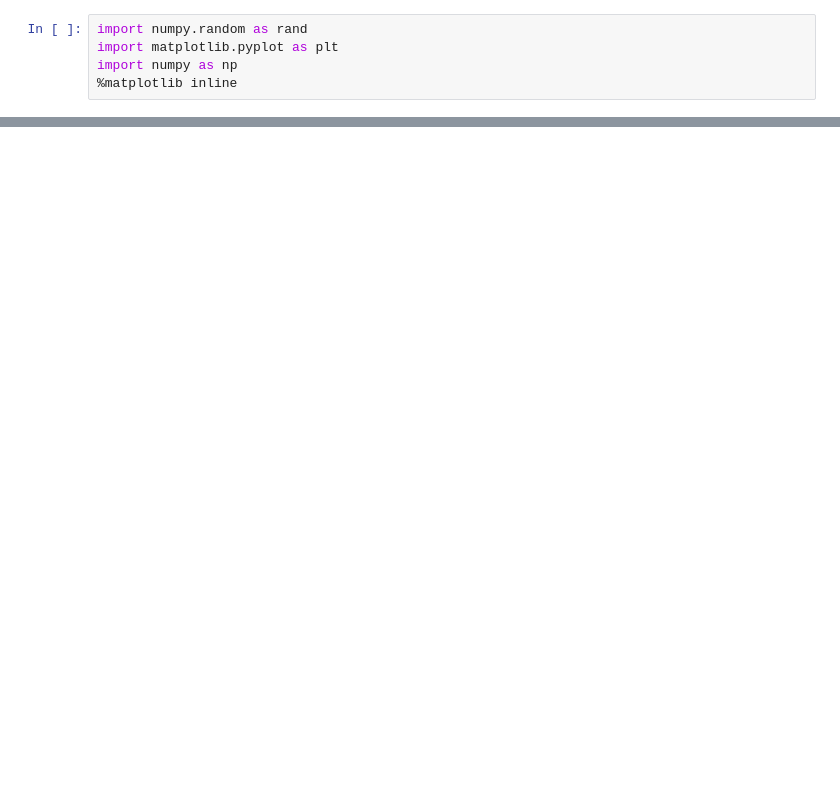
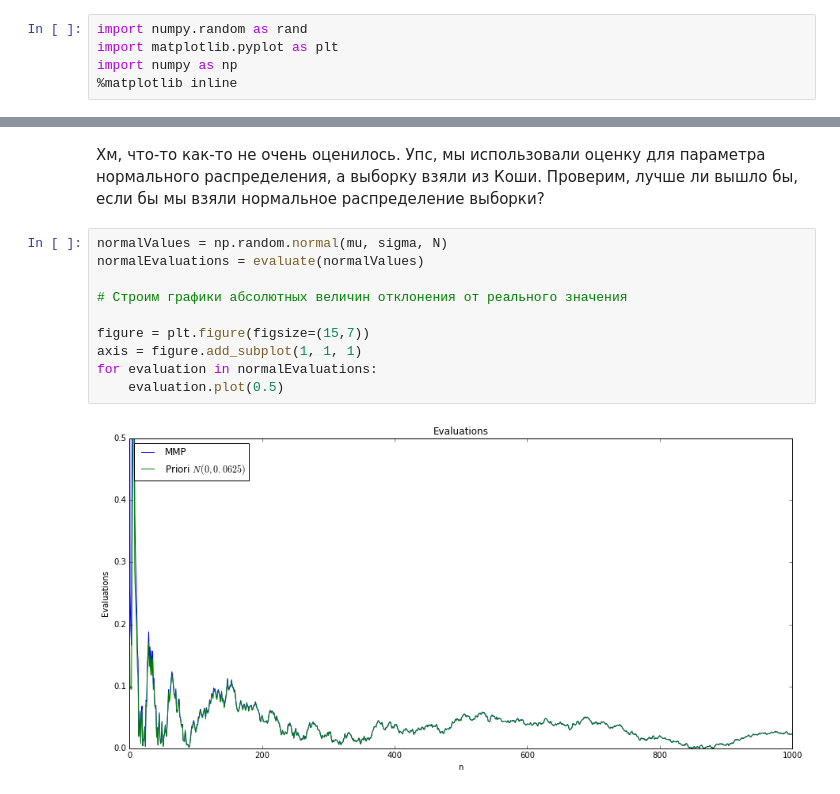
Before and after one commit to PKoshkin/math_stat, a Jupyter notebook: 7/7.3.ipynb, the cells around one changed output, grey strips where cells are left out. Drawn from its saved outputs; the diff is of its cells as text; blank space fills up the shorter version.

```diff
--- a/7/7.3.ipynb
+++ b/7/7.3.ipynb
@@ -48,0 +54,14 @@ for evaluation in evaluations:
+# %% [markdown]
+Хм, что-то как-то не очень оценилось. Упс, мы использовали оценку для параметра нормального распределения, а выборку взяли из Коши. Проверим, лучше ли вышло бы, если бы мы взяли нормальное распределение выборки?
+# %%
+normalValues = np.random.normal(mu, sigma, N)
+normalEvaluations = evaluate(normalValues)
+
+# Строим графики абсолютных величин отклонения от реального значения
+
+figure = plt.figure(figsize=(15,7))
+axis = figure.add_subplot(1, 1, 1)
+for evaluation in normalEvaluations:
+    evaluation.plot(0.5)
+# %% [output]
+[figure, added]
```
Also changed, not shown: parts of 6 cells of this notebook, 1 other file.
